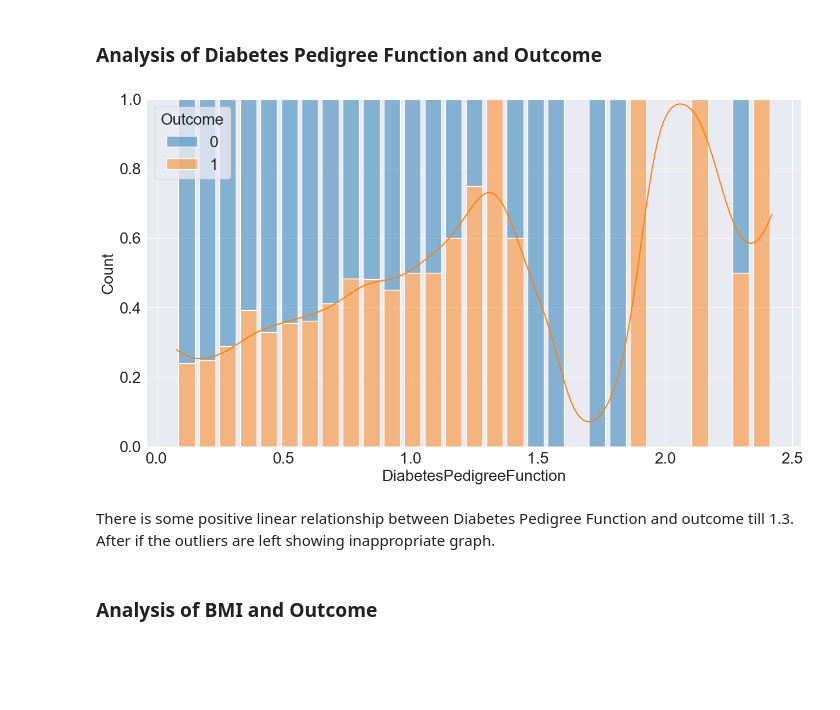
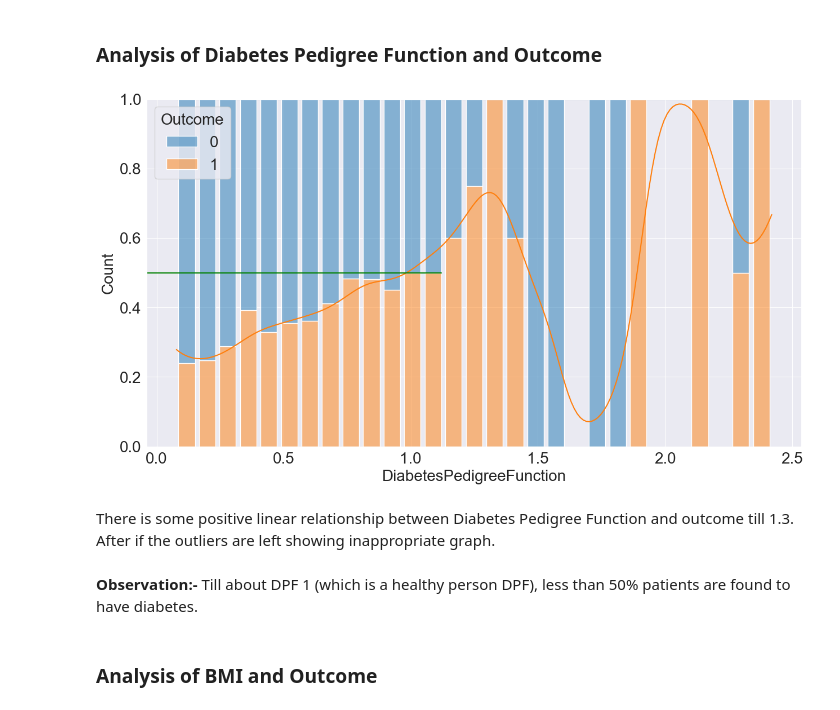
Before and after one commit to Singhal-Coder/BRL_ML_Tasks, a Jupyter notebook: EDA/EDA on Diabetes Patient.ipynb, the cells around one changed output. Drawn from its saved outputs; the diff is of its cells as text; code cells hidden in the pictures; blank space fills up the shorter version.

```diff
--- a/EDA/EDA on Diabetes Patient.ipynb
+++ b/EDA/EDA on Diabetes Patient.ipynb
@@ -442,10 +451,13 @@ Patients being pregnant for more than 6 time are more likely to have diabetes (a
 ### Analysis of Diabetes Pedigree Function and Outcome
 # %%
 sns.histplot(data=df, x="DiabetesPedigreeFunction", hue="Outcome", shrink=0.8, multiple = "fill", kde=True);
+plt.axhline(0.5, color="green", xmax=0.45);
 # %% [output]
-[figure, old version]
+[figure, new version]
 # %% [markdown]
 There is some positive linear relationship between Diabetes Pedigree Function and outcome till 1.3. After if the outliers are left showing inappropriate graph.
+# %% [markdown]
+**Observation:-** Till about DPF 1 (which is a healthy person DPF), less than 50% patients are found to have diabetes.
 # %% [markdown]
 ### Analysis of BMI and Outcome
 # %%
```
Also changed, not shown: parts of 9 cells of this notebook, 2 other files.
